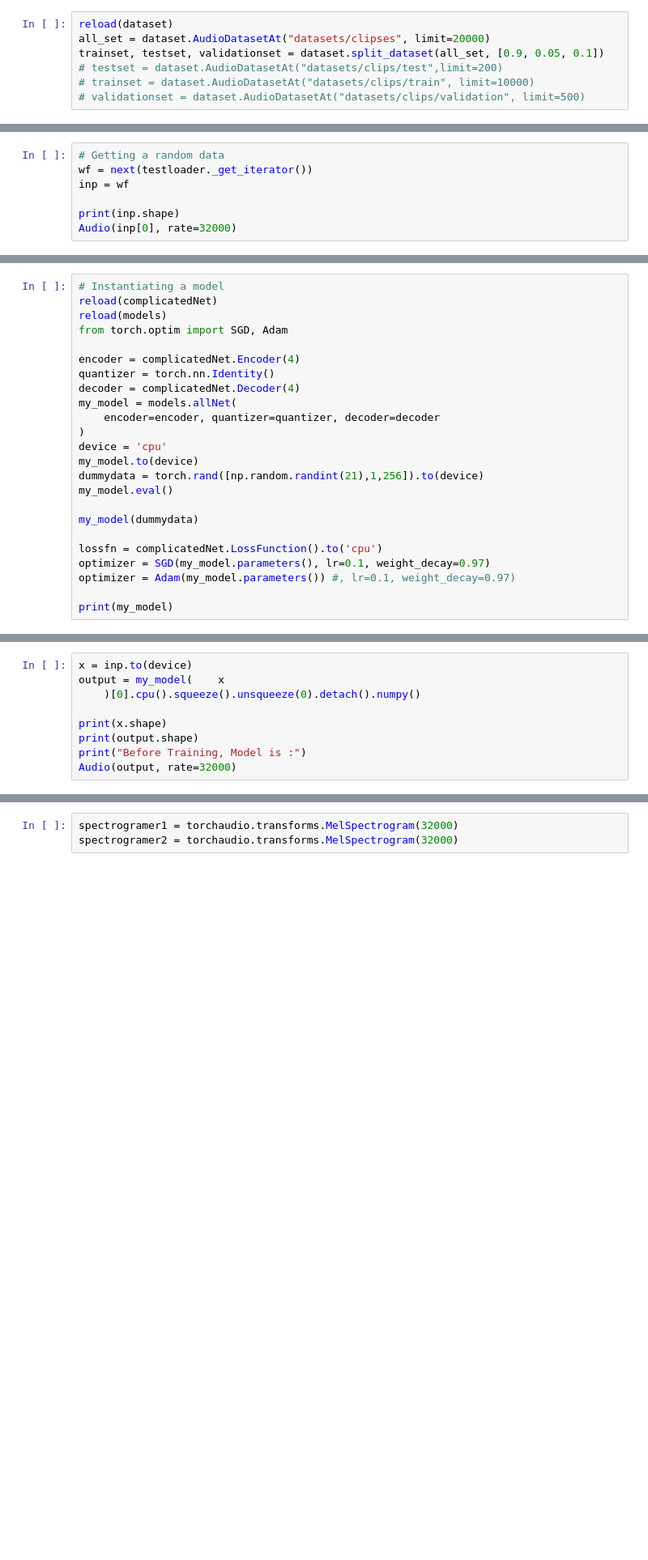
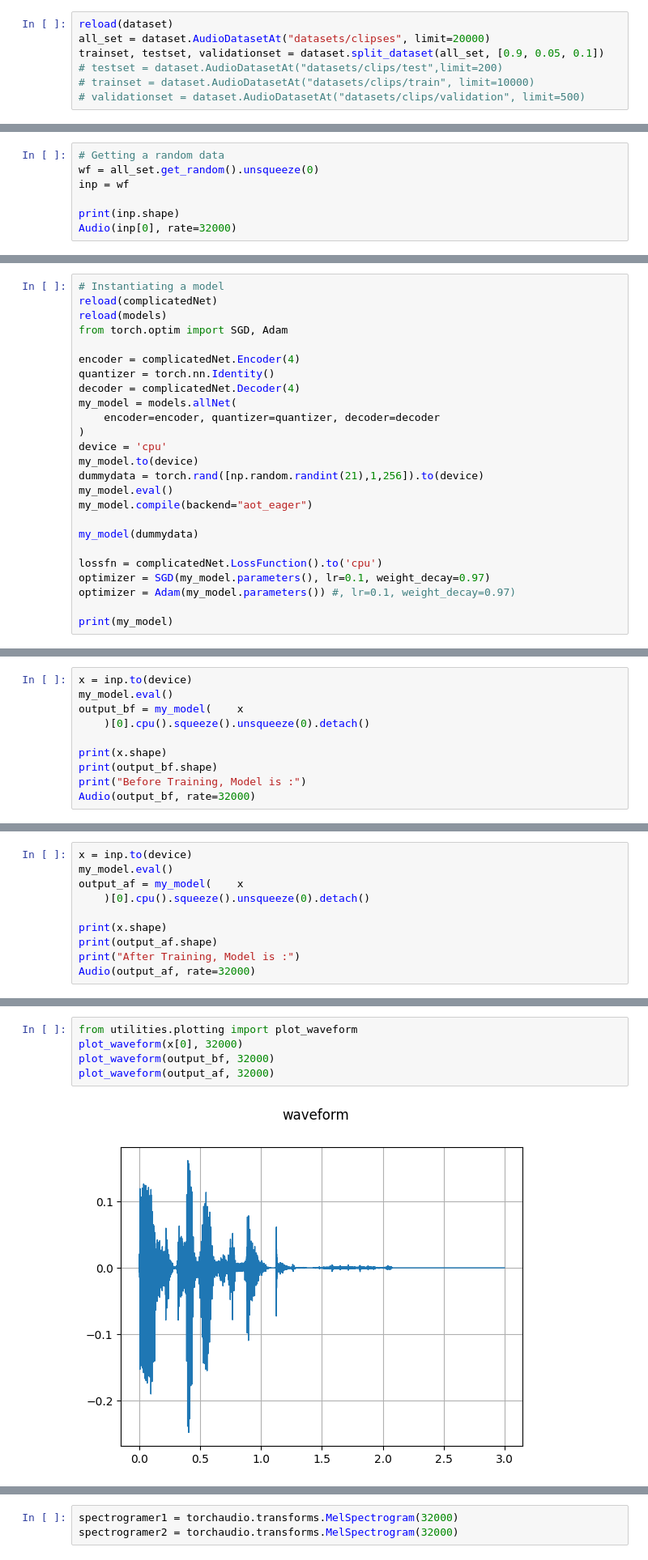
Before and after one commit to krischal111/audio-project, a Jupyter notebook: training-purposes.ipynb, the cells around one changed output, grey strips where cells are left out. Shown at 81% size. Drawn from its saved outputs; the diff is of its cells as text; blank space fills up the shorter version.

```diff
--- a/training-purposes.ipynb
+++ b/training-purposes.ipynb
@@ -41,7 +39,7 @@ validationloader = DataLoader(validationset, 8, shuffle=True)
 testloader = DataLoader(testset, 8, shuffle=True)
 # %%
 # Getting a random data
-wf = next(testloader._get_iterator())
+wf = all_set.get_random().unsqueeze(0)
 inp = wf
 
 print(inp.shape)
@@ -65,6 +64,7 @@ device = 'cpu'
 my_model.to(device)
 dummydata = torch.rand([np.random.randint(21),1,256]).to(device)
 my_model.eval()
+my_model.compile(backend="aot_eager")
 
 my_model(dummydata)
 
@@ -94,10 +100,11 @@ allNet(
 # %%
 x = inp.to(device)
-output = my_model(    x
-    )[0].cpu().squeeze().unsqueeze(0).detach().numpy()
+my_model.eval()
+output_bf = my_model(    x
+    )[0].cpu().squeeze().unsqueeze(0).detach()
 
 print(x.shape)
-print(output.shape)
+print(output_bf.shape)
 print("Before Training, Model is :")
-Audio(output, rate=32000)
+Audio(output_bf, rate=32000)
 # %% [output]
@@ -130,0 +138,10 @@ Back Propagating...
+# %%
+x = inp.to(device)
+my_model.eval()
+output_af = my_model(    x
+    )[0].cpu().squeeze().unsqueeze(0).detach()
+
+print(x.shape)
+print(output_af.shape)
+print("After Training, Model is :")
+Audio(output_af, rate=32000)
@@ -162,0 +178,7 @@ idx, remaining()
+# %%
+from utilities.plotting import plot_waveform
+plot_waveform(x[0], 32000)
+plot_waveform(output_bf, 32000)
+plot_waveform(output_af, 32000)
+# %% [output]
+[figure, added]
```
Also changed, not shown: parts of 13 cells of this notebook, 2 other files.
